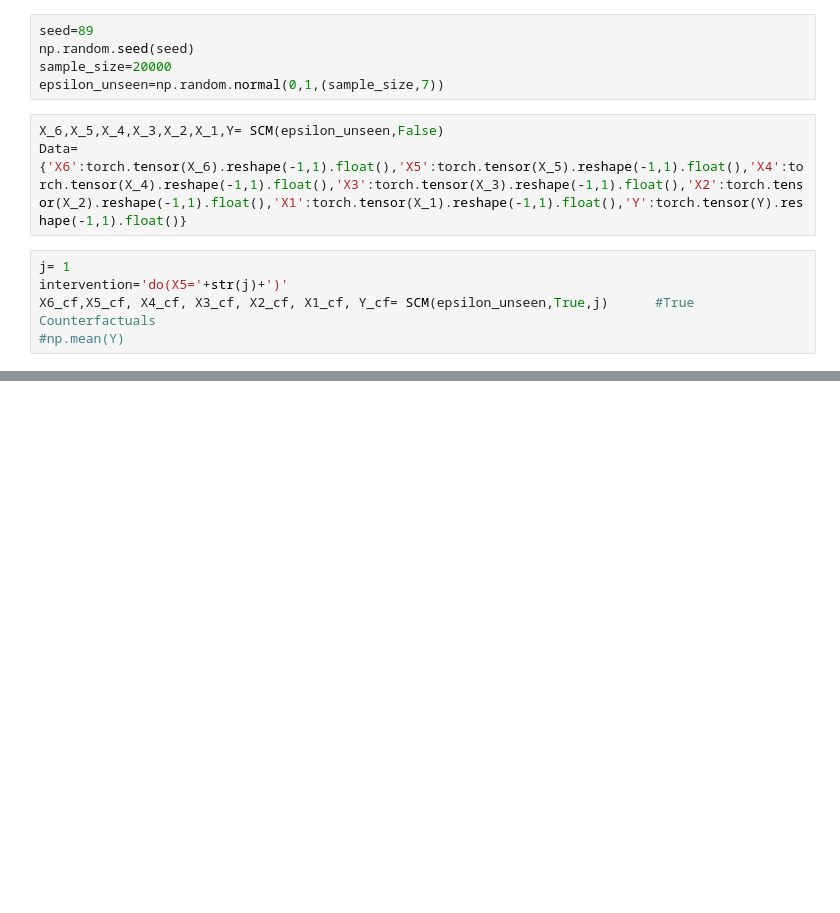
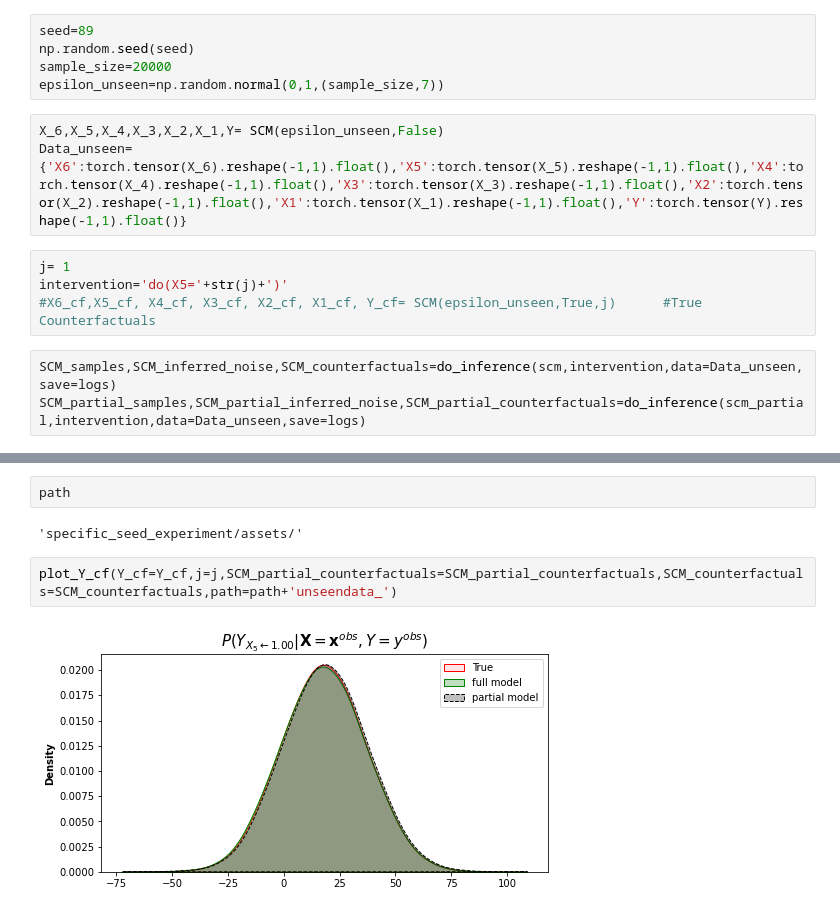
Before and after one commit to Saptarshi-Saha-1996/Noise-Abduction-for-Counterfactuals, a Jupyter notebook: Synthetic_data_experiment/specific_seed_experiment.ipynb, the cells around one changed output, grey strips where cells are left out. Saved outputs shown, nothing was run; the diff lists cells and outputs as text; blank space fills up the shorter version.

```diff
--- a/Synthetic_data_experiment/specific_seed_experiment.ipynb
+++ b/Synthetic_data_experiment/specific_seed_experiment.ipynb
@@ -214,9 +216,11 @@ sample_size=20000
 epsilon_unseen=np.random.normal(0,1,(sample_size,7))
 # %%
 X_6,X_5,X_4,X_3,X_2,X_1,Y= SCM(epsilon_unseen,False)
-Data={'X6':torch.tensor(X_6).reshape(-1,1).float(),'X5':torch.tensor(X_5).reshape(-1,1).float(),'X4':torch.tensor(X_4).reshape(-1,1).float(),'X3':torch.tensor(X_3).reshape(-1,1).float(),'X2':torch.tensor(X_2).reshape(-1,1).float(),'X1':torch.tensor(X_1).reshape(-1,1).float(),'Y':torch.tensor(Y).reshape(-1,1).float()}
+Data_unseen={'X6':torch.tensor(X_6).reshape(-1,1).float(),'X5':torch.tensor(X_5).reshape(-1,1).float(),'X4':torch.tensor(X_4).reshape(-1,1).float(),'X3':torch.tensor(X_3).reshape(-1,1).float(),'X2':torch.tensor(X_2).reshape(-1,1).float(),'X1':torch.tensor(X_1).reshape(-1,1).float(),'Y':torch.tensor(Y).reshape(-1,1).float()}
 # %%
 j= 1
 intervention='do(X5='+str(j)+')'
-X6_cf,X5_cf, X4_cf, X3_cf, X2_cf, X1_cf, Y_cf= SCM(epsilon_unseen,True,j)      #True Counterfactuals
-#np.mean(Y)
+#X6_cf,X5_cf, X4_cf, X3_cf, X2_cf, X1_cf, Y_cf= SCM(epsilon_unseen,True,j)      #True Counterfactuals
+# %%
+SCM_samples,SCM_inferred_noise,SCM_counterfactuals=do_inference(scm,intervention,data=Data_unseen,save=logs)
+SCM_partial_samples,SCM_partial_inferred_noise,SCM_partial_counterfactuals=do_inference(scm_partial,intervention,data=Data_unseen,save=logs)
@@ -222,0 +234,8 @@ X6_cf,X5_cf, X4_cf, X3_cf, X2_cf, X1_cf, Y_cf= SCM(epsilon_unseen,True,j)      #
+# %%
+path
+# %% [output]
+'specific_seed_experiment/assets/'
+# %%
+plot_Y_cf(Y_cf=Y_cf,j=j,SCM_partial_counterfactuals=SCM_partial_counterfactuals,SCM_counterfactuals=SCM_counterfactuals,path=path+'unseendata_')
+# %% [output]
+[figure, added]
```
Also changed, not shown: parts of 9 cells of this notebook, 18 other files.
